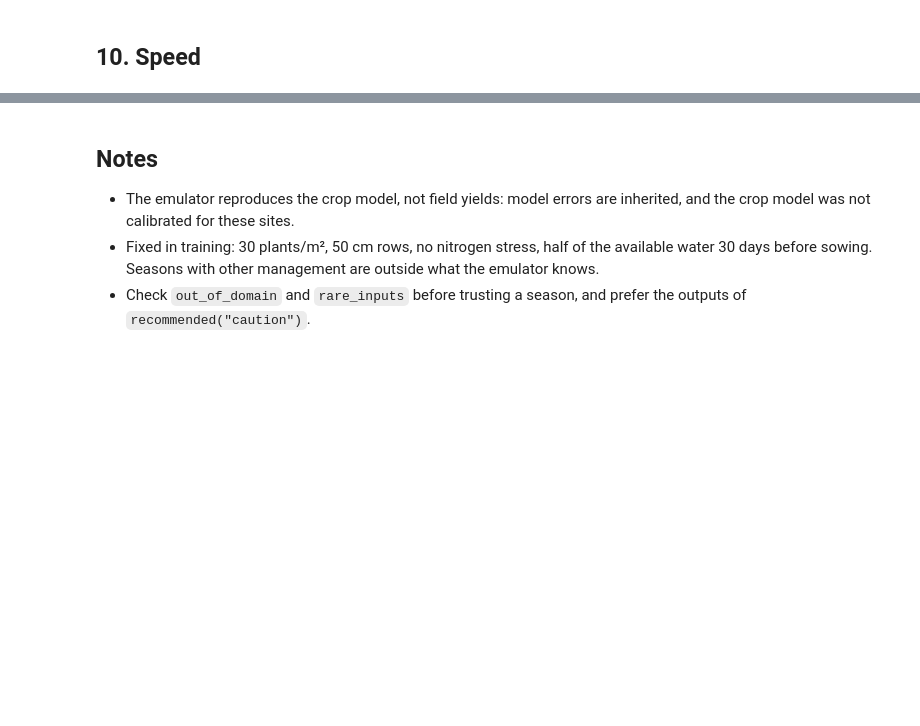
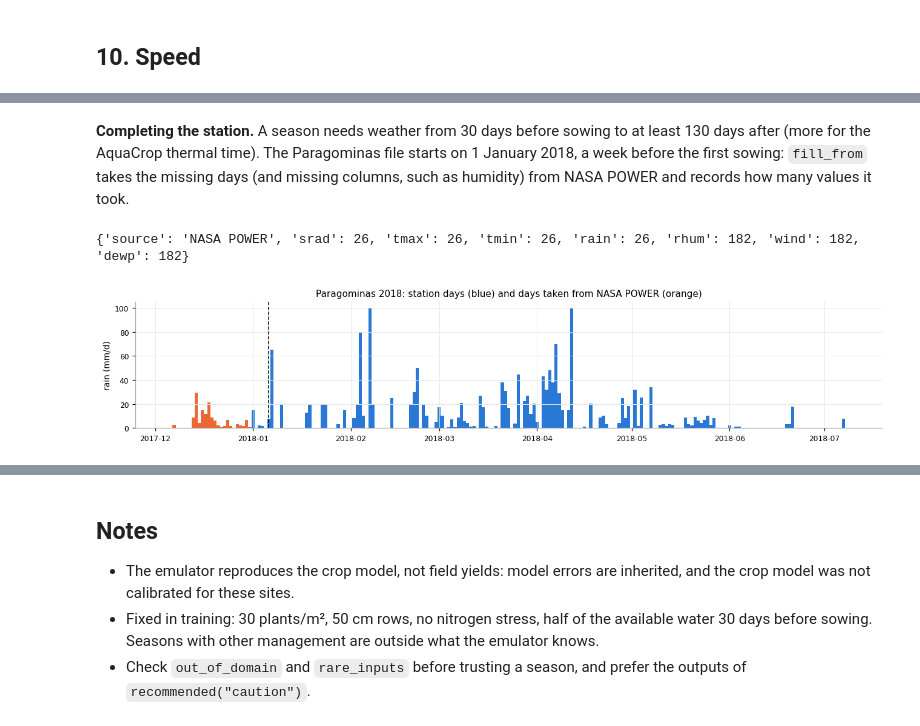
Before and after one commit to fcoliveira-utfpr/emulator_crop, a Jupyter notebook: examples/aquacrop_soybean.ipynb, the cells around one changed output, grey strips where cells are left out. Cells and saved outputs as stored; diff of their text form; code cells hidden in the pictures; blank space fills up the shorter version.

```diff
--- a/examples/aquacrop_soybean.ipynb
+++ b/examples/aquacrop_soybean.ipynb
@@ -543,0 +664,28 @@ the crop model itself takes ~0.1-1 s per season (plus writing and reading its fi
+# %% [markdown]
+**Completing the station.** A season needs weather from 30 days before sowing to at least 130 days
+after (more for the AquaCrop thermal time). The Paragominas file starts on 1 January 2018, a week
+before the first sowing: `fill_from` takes the missing days (and missing columns, such as humidity)
+from NASA POWER and records how many values it took.
+# %%
+def season_weather(sid, sowing, after=150):
+    """Station weather of a season, completed with NASA POWER where the station has no data."""
+    s, w = SITES[sid], stations[sid]
+    start, end = pd.Timestamp(sowing) - pd.Timedelta(days=31), pd.Timestamp(sowing) + pd.Timedelta(days=after)
+    if w.reindex(pd.date_range(start, end))[["srad", "tmax", "tmin", "rain"]].notna().all().all():
+        return w
+    if start.year < 1984:                               # NASA POWER starts in 1984
+        raise ValueError(f"{s['name']}: the station does not cover {start:%Y-%m-%d} to {end:%Y-%m-%d}")
+    return fill_from(w, fill_gaps(fetch(s["lat"], s["lon"], start.date(), end.date())))
+
+w = season_weather("PARA", "2018-01-06")
+print(w.attrs["filled_from"])
+fig, ax = plt.subplots(figsize=(12, 2.6))
+win = w.loc["2017-12-01":"2018-07-31"]
+src = stations["PARA"].reindex(win.index)["tmax"].notna()
+ax.bar(win.index, win["rain"], color=np.where(src, "#2a78d6", "#eb6834"), width=1)
+ax.set(ylabel="rain (mm/d)", title="Paragominas 2018: station days (blue) and days taken from NASA POWER (orange)")
+ax.axvline(pd.Timestamp("2018-01-06"), color="k", lw=1, ls="--")
+fig.tight_layout(); plt.show()
+# %% [output]
+{'source': 'NASA POWER', 'srad': 26, 'tmax': 26, 'tmin': 26, 'rain': 26, 'rhum': 182, 'wind': 182, 'dewp': 182}
+[figure, added]
```
Also changed, not shown: parts of 27 cells of this notebook, 19 other files.
